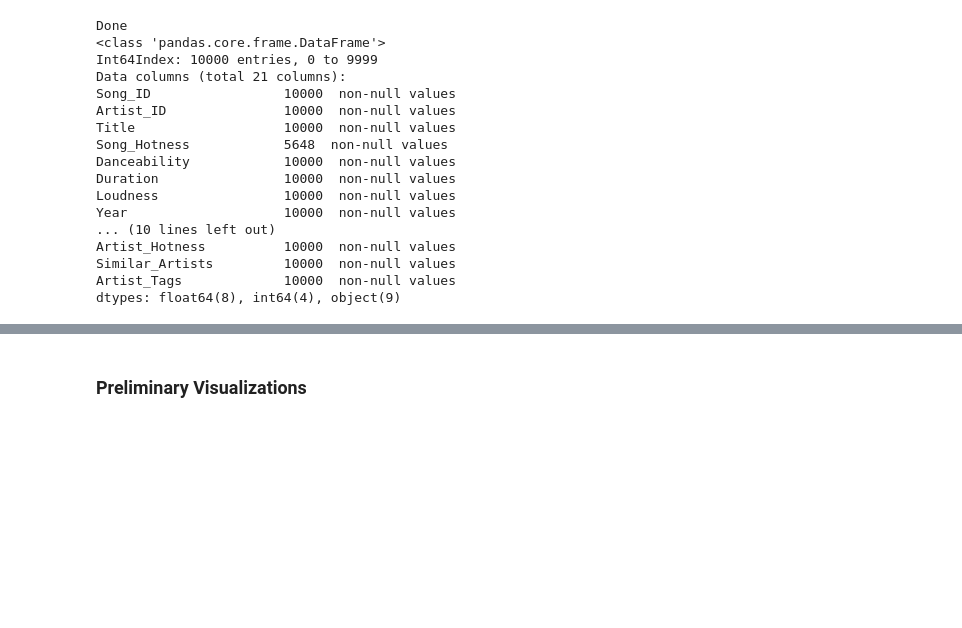
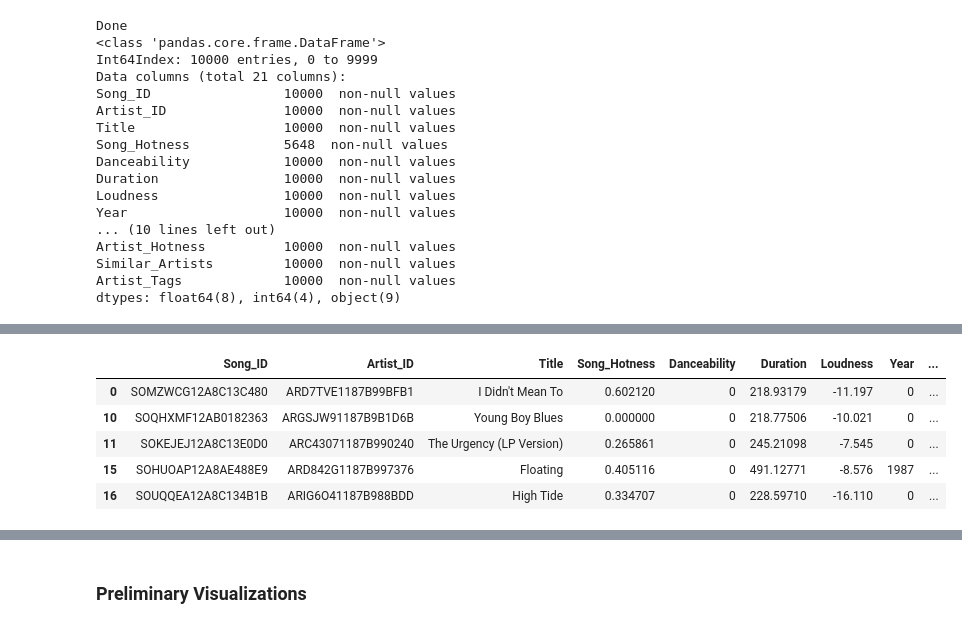
Before and after one commit to AnastasiyaB/Music_Magic, a Jupyter notebook: Music_Magic.ipynb, the cells around one changed output, grey strips where cells are left out. Saved outputs shown, nothing was run; the diff lists cells and outputs as text; code cells hidden in the pictures; blank space fills up the shorter version.

```diff
--- a/Music_Magic.ipynb
+++ b/Music_Magic.ipynb
@@ -374,3 +354,17 @@ hi.head(15)
+# %%
+ext='.h5'
+pd.set_option('display.width', 500)
+pd.set_option('display.max_columns', 30)
+data_df = pd.read_csv('all_data.csv')
+hi = data_df.dropna()
+hi.head(5)
+# %% [output]
+|  | Song_ID | Artist_ID | Title | Song_Hotness | Danceability | Duration | Loudness | Year | ... |
+| 0 | SOMZWCG12A8C13C480 | ARD7TVE1187B99BFB1 | I Didn't Mean To | 0.602120 | 0 | 218.93179 | -11.197 | 0 | ... |
+| 10 | SOQHXMF12AB0182363 | ARGSJW91187B9B1D6B | Young Boy Blues | 0.000000 | 0 | 218.77506 | -10.021 | 0 | ... |
+| 11 | SOKEJEJ12A8C13E0D0 | ARC43071187B990240 | The Urgency (LP Version) | 0.265861 | 0 | 245.21098 | -7.545 | 0 | ... |
+| 15 | SOHUOAP12A8AE488E9 | ARD842G1187B997376 | Floating | 0.405116 | 0 | 491.12771 | -8.576 | 1987 | ... |
+| 16 | SOUQQEA12A8C134B1B | ARIG6O41187B988BDD | High Tide | 0.334707 | 0 | 228.59710 | -16.110 | 0 | ... |
 # %%
 test = hi.groupby("Year").mean()
 #for key, value in test:
```
Also changed, not shown: parts of 11 cells of this notebook.
